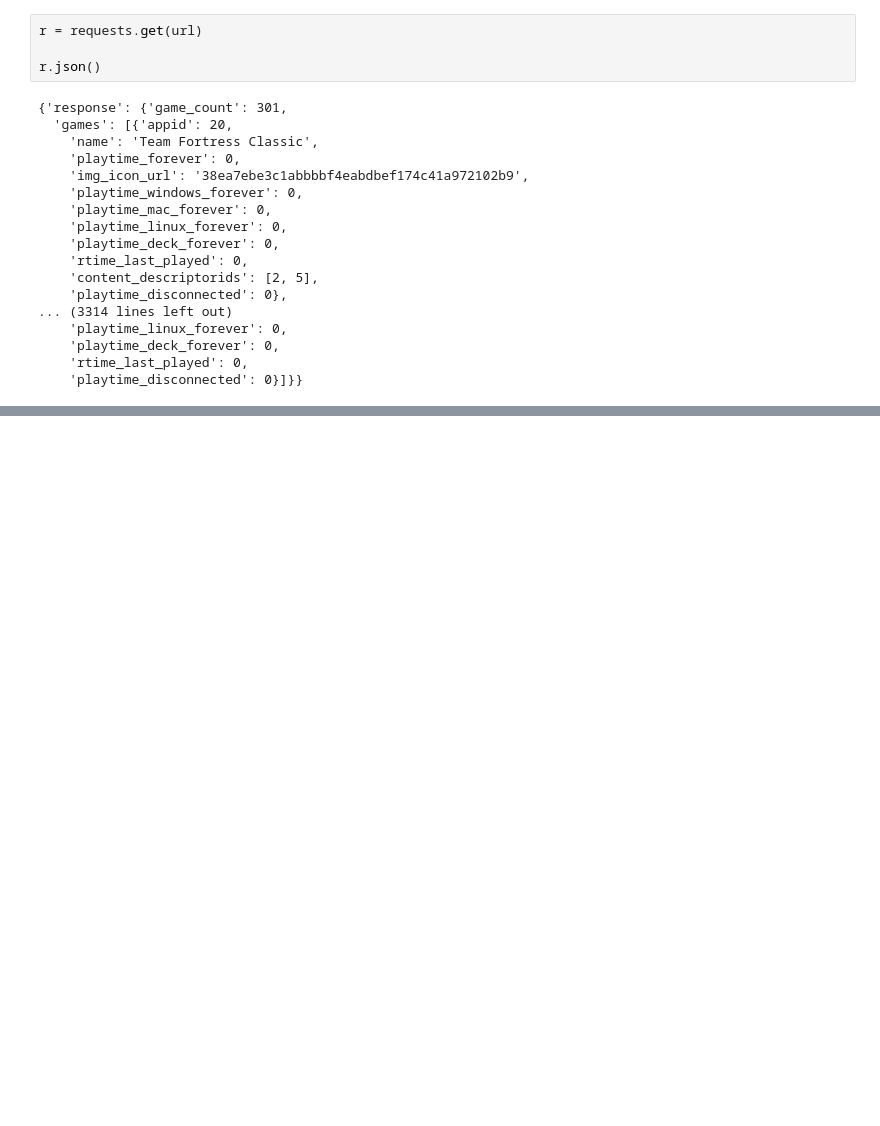
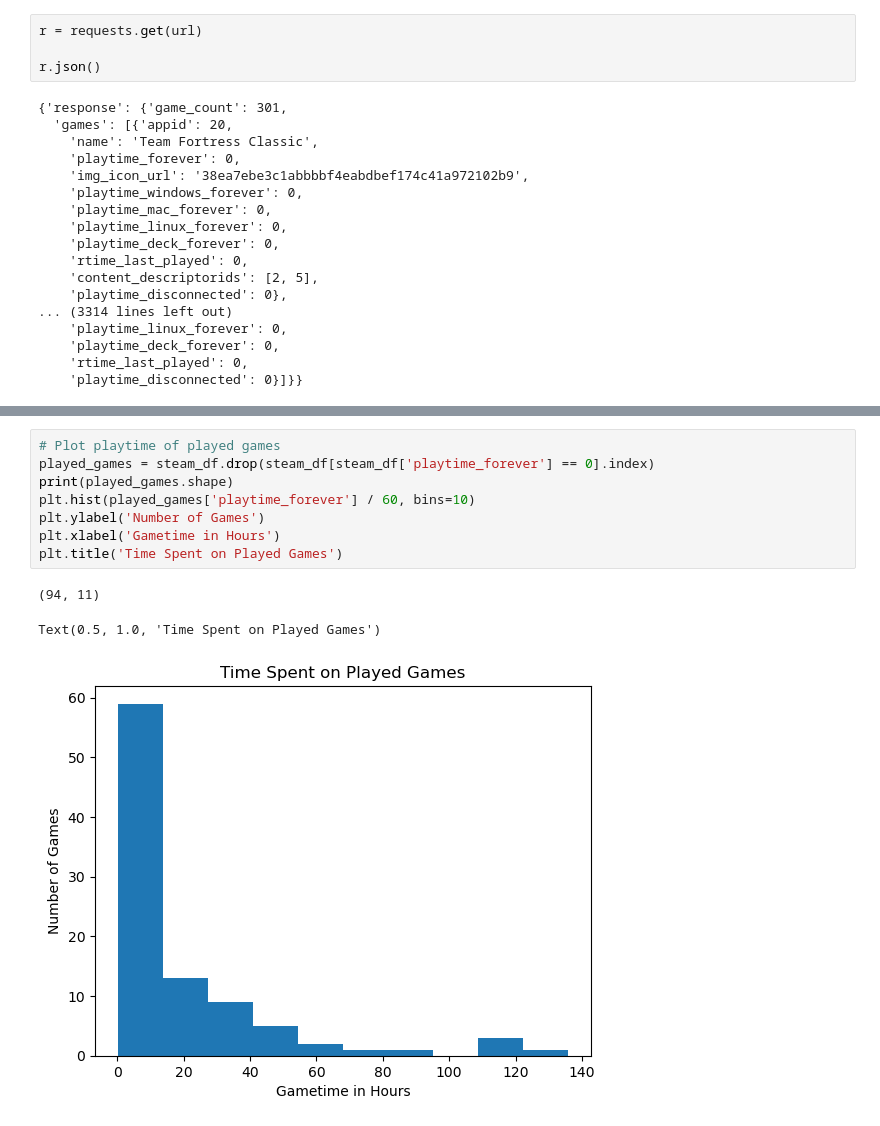
Before and after one commit to DerebeWalton/Steam-Data, a Jupyter notebook: steam-data.ipynb, the cells around one changed output, grey strips where cells are left out. Saved outputs shown, nothing was run; the diff lists cells and outputs as text; blank space fills up the shorter version.

```diff
--- a/steam-data.ipynb
+++ b/steam-data.ipynb
@@ -59,0 +60,12 @@ steam_df
+# %%
+# Plot playtime of played games
+played_games = steam_df.drop(steam_df[steam_df['playtime_forever'] == 0].index)
+print(played_games.shape)
+plt.hist(played_games['playtime_forever'] / 60, bins=10)
+plt.ylabel('Number of Games')
+plt.xlabel('Gametime in Hours')
+plt.title('Time Spent on Played Games')
+# %% [output]
+(94, 11)
+Text(0.5, 1.0, 'Time Spent on Played Games')
+[figure, added]
```
Also changed, not shown: parts of 7 cells of this notebook, 1 other file.
